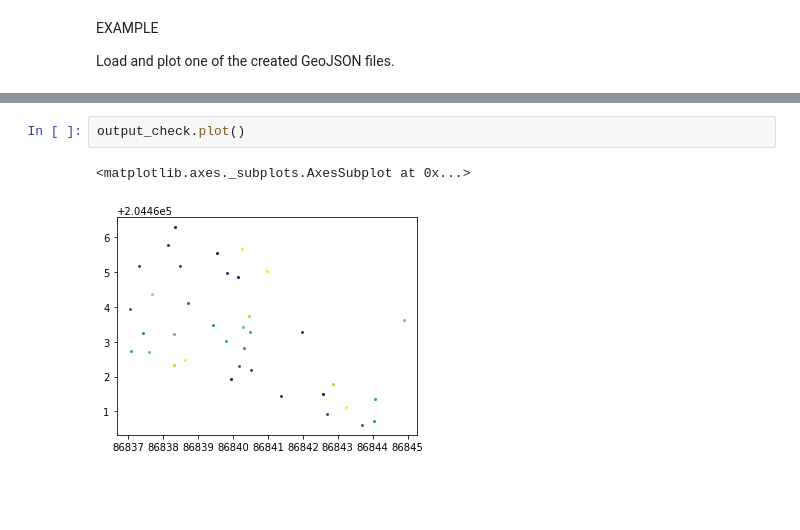
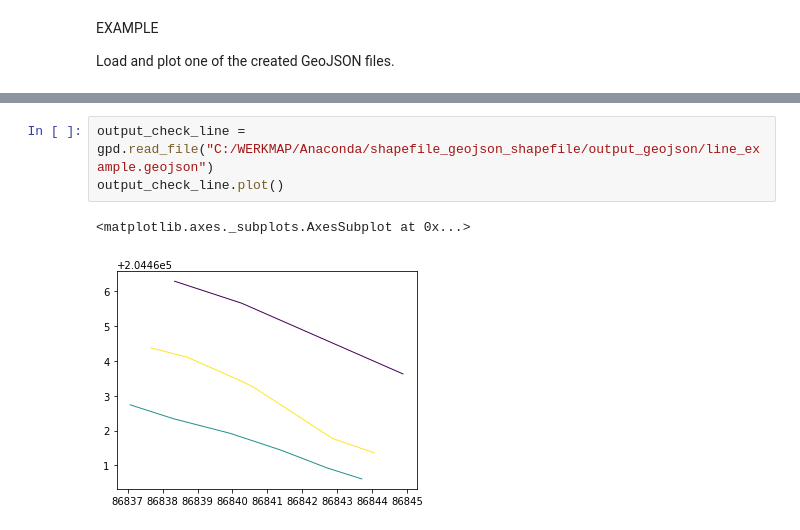
Before and after one commit to inbo/inbo-pyutils, a Jupyter notebook: gis/shapefile_geojson_shapefile/batch_convert_shapefile_to_geojson.ipynb, the cells around one changed output, grey strips where cells are left out. Cells and saved outputs as stored; diff of their text form; blank space fills up the shorter version.

```diff
--- a/gis/shapefile_geojson_shapefile/batch_convert_shapefile_to_geojson.ipynb
+++ b/gis/shapefile_geojson_shapefile/batch_convert_shapefile_to_geojson.ipynb
@@ -117,5 +89,6 @@ output_check = gpd.read_file("C:/WERKMAP/Anaconda/shapefile_geojson_shapefile/ou
-# %%
-output_check.plot()
-# %% [output]
-<matplotlib.axes._subplots.AxesSubplot at 0x...>
-[figure, removed]
+# %%
+output_check_line = gpd.read_file("C:/WERKMAP/Anaconda/shapefile_geojson_shapefile/output_geojson/line_example.geojson")
+output_check_line.plot()
+# %% [output]
+<matplotlib.axes._subplots.AxesSubplot at 0x...>
+[figure, added]
```
Also changed, not shown: parts of 6 cells of this notebook.
